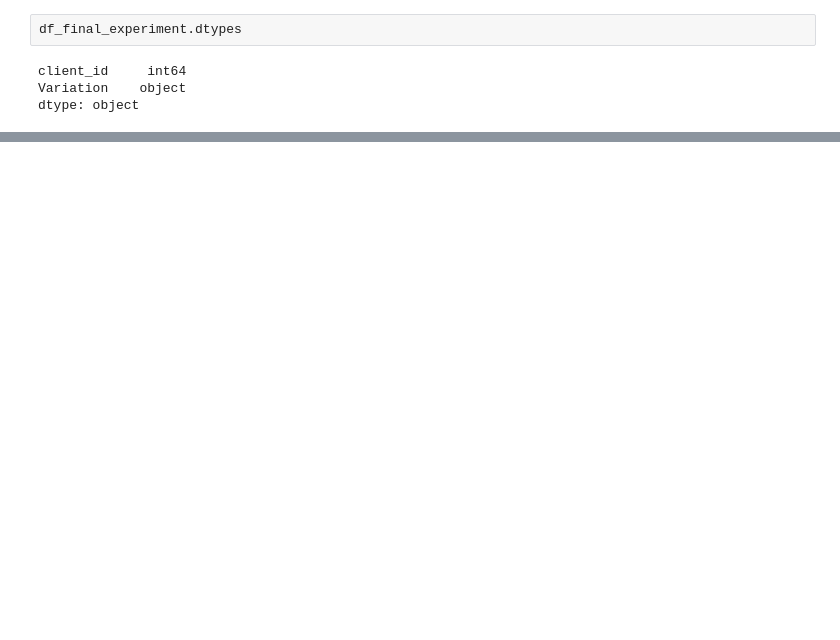
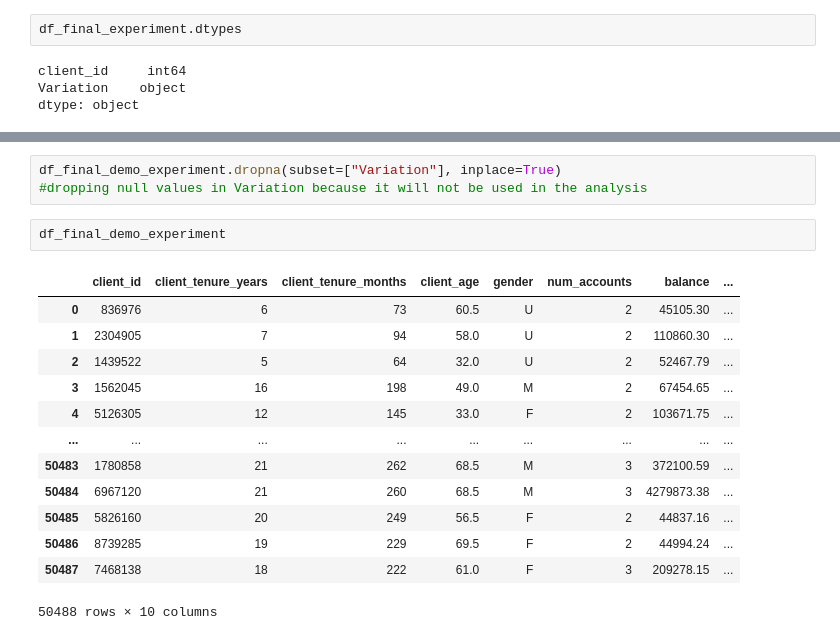
Before and after one commit to RubenLallave/Vanguard_Project, a Jupyter notebook: Vanguard_Project.ipynb, the cells around one changed output, grey strips where cells are left out. Cells and saved outputs as stored; diff of their text form; blank space fills up the shorter version.

```diff
--- a/Vanguard_Project.ipynb
+++ b/Vanguard_Project.ipynb
@@ -292,0 +308,19 @@ df_merged =
+# %%
+df_final_demo_experiment.dropna(subset=["Variation"], inplace=True)
+#dropping null values in Variation because it will not be used in the analysis
+# %%
+df_final_demo_experiment
+# %% [output]
+|  | client_id | client_tenure_years | client_tenure_months | client_age | gender | num_accounts | balance | ... |
+| 0 | 836976 | 6 | 73 | 60.5 | U | 2 | 45105.30 | ... |
+| 1 | 2304905 | 7 | 94 | 58.0 | U | 2 | 110860.30 | ... |
+| 2 | 1439522 | 5 | 64 | 32.0 | U | 2 | 52467.79 | ... |
+| 3 | 1562045 | 16 | 198 | 49.0 | M | 2 | 67454.65 | ... |
+| 4 | 5126305 | 12 | 145 | 33.0 | F | 2 | 103671.75 | ... |
+| ... | ... | ... | ... | ... | ... | ... | ... | ... |
+| 50483 | 1780858 | 21 | 262 | 68.5 | M | 3 | 372100.59 | ... |
+| 50484 | 6967120 | 21 | 260 | 68.5 | M | 3 | 4279873.38 | ... |
+| 50485 | 5826160 | 20 | 249 | 56.5 | F | 2 | 44837.16 | ... |
+| 50486 | 8739285 | 19 | 229 | 69.5 | F | 2 | 44994.24 | ... |
+| 50487 | 7468138 | 18 | 222 | 61.0 | F | 3 | 209278.15 | ... |
+50488 rows × 10 columns
```
Also changed, not shown: parts of 10 cells of this notebook.
